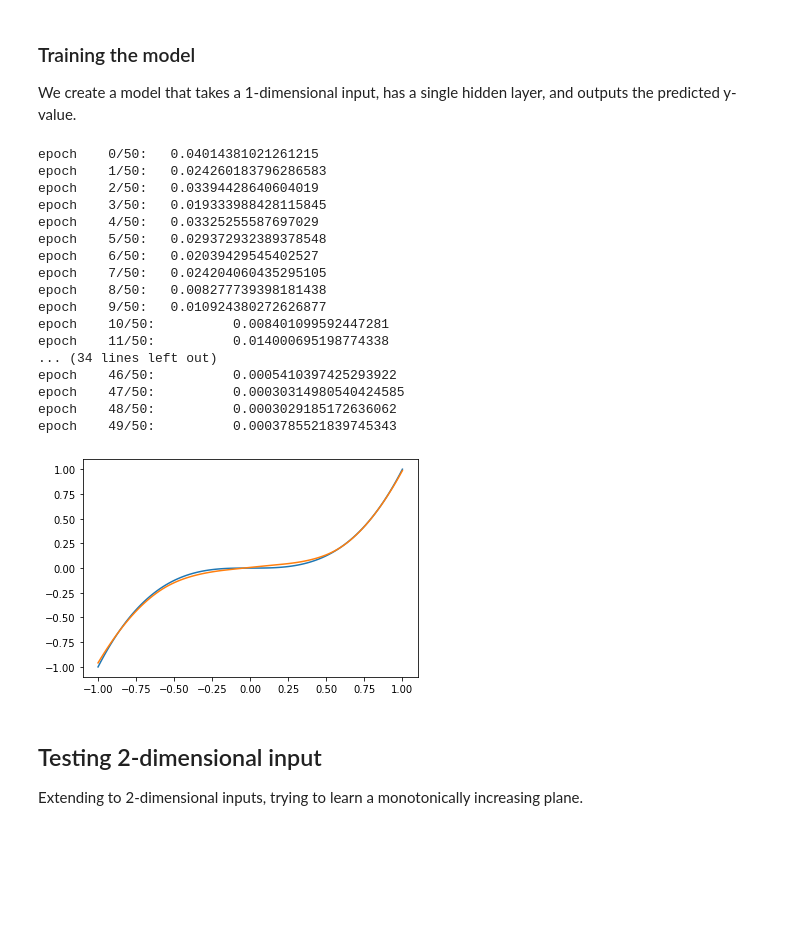
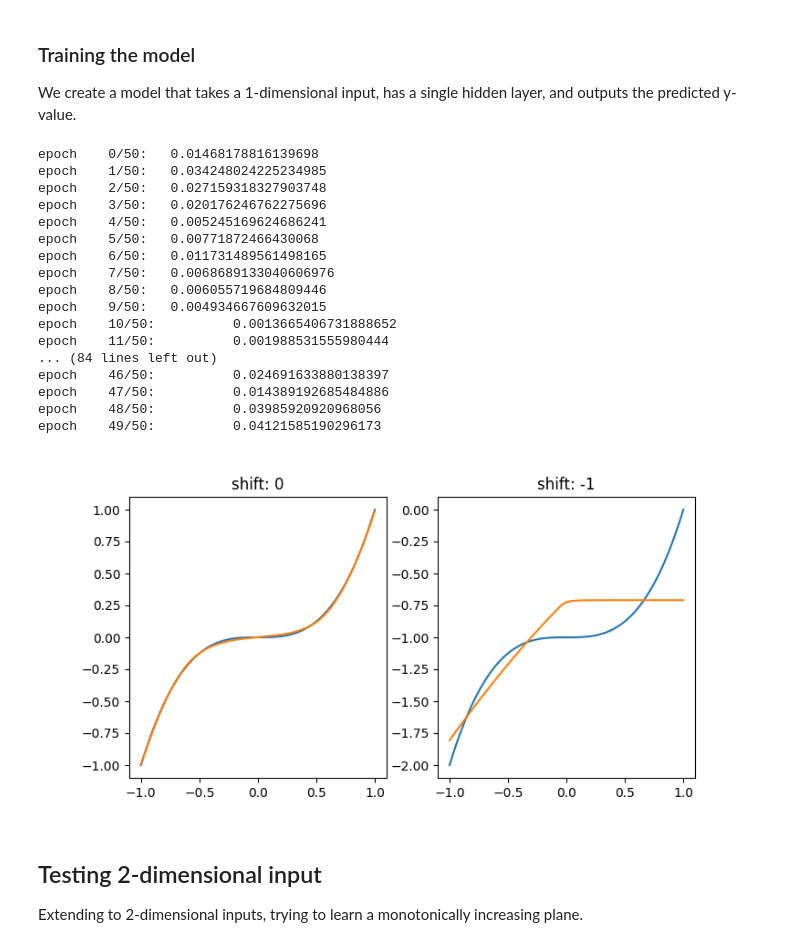
Before and after one commit to mathieu-reymond/generalized-UMNN, a Jupyter notebook: PlayGround.ipynb, the cells around one changed output. Saved outputs shown, nothing was run; the diff lists cells and outputs as text; code cells hidden in the pictures; blank space fills up the shorter version.

Commit message:
shift cubic function

```diff
--- a/PlayGround.ipynb
+++ b/PlayGround.ipynb
@@ -15,11 +15,11 @@ from models.MonotonicNN import MonotonicNN
 
 We first create a dataset of sampled points with a tiny amount of noise.
 # %%
-def cubic_dataset():
+def cubic_dataset(shift=0.):
     n_samples = 1000
     x = torch.linspace(-1, 1, n_samples) + torch.normal(torch.zeros(n_samples), 0.01)
     x = x.float()[:, None]
-    y = x**3 + torch.normal(torch.zeros_like(x), 0.01)
+    y = shift + x**3 + torch.normal(torch.zeros_like(x), 0.01)
     return x, y
 # %% [markdown]
 ### Generic training loop
@@ -53,41 +53,46 @@ def train(model, x, y, batch_size=32, epochs=50):
 
 We create a model that takes a 1-dimensional input, has a single hidden layer, and outputs the predicted y-value.
 # %%
-neurons = 32
-model = MonotonicNN(1, [neurons], nb_steps=300)
-x, y = cubic_dataset()
+def training_cubic(shift):
+    neurons = 32
+    model = MonotonicNN(1, [neurons, neurons], nb_steps=300)
+    x, y = cubic_dataset(shift=shift)
 
-train(model, x, y)
+    train(model, x, y)
+    return model
 
-# test the learnt model
-test_x = torch.linspace(-1, 1, 100).float()[:, None]
-test_y = test_x**3
-with torch.no_grad():
-    test_y_ = model(test_x)
+fig, axes = plt.subplots(ncols=2, figsize=(8, 4))
+for shift, ax in zip((0, -1), axes):
+    model = training_cubic(shift)
+    # test the learnt model
+    test_x = torch.linspace(-1, 1, 100).float()[:, None]
+    test_y = shift + test_x**3
+    with torch.no_grad():
+        test_y_ = model(test_x)
 
-plt.figure()
-plt.plot(test_x.numpy(), test_y.numpy(), label='ground truth')
-plt.plot(test_x.numpy(), test_y_.numpy(), label='learnt MNN')
+    ax.plot(test_x.numpy(), test_y.numpy(), label='ground truth')
+    ax.plot(test_x.numpy(), test_y_.numpy(), label='learnt MNN')
+    ax.set_title(f'shift: {shift}')
 plt.show()
 # %% [output]
-epoch    0/50:   0.04014381021261215
-epoch    1/50:   0.024260183796286583
-epoch    2/50:   0.03394428640604019
-epoch    3/50:   0.019333988428115845
-epoch    4/50:   0.03325255587697029
-epoch    5/50:   0.029372932389378548
-epoch    6/50:   0.02039429545402527
-epoch    7/50:   0.024204060435295105
-epoch    8/50:   0.008277739398181438
-epoch    9/50:   0.010924380272626877
-epoch    10/50:          0.008401099592447281
-epoch    11/50:          0.014000695198774338
-... (34 lines left out)
-epoch    46/50:          0.0005410397425293922
-epoch    47/50:          0.00030314980540424585
-epoch    48/50:          0.0003029185172636062
-epoch    49/50:          0.0003785521839745343
+epoch    0/50:   0.01468178816139698
+epoch    1/50:   0.034248024225234985
+epoch    2/50:   0.027159318327903748
+epoch    3/50:   0.020176246762275696
+epoch    4/50:   0.005245169624686241
+epoch    5/50:   0.00771872466430068
+epoch    6/50:   0.011731489561498165
+epoch    7/50:   0.0068689133040606976
+epoch    8/50:   0.006055719684809446
+epoch    9/50:   0.004934667609632015
+epoch    10/50:          0.0013665406731888652
+epoch    11/50:          0.001988531555980444
+... (84 lines left out)
+epoch    46/50:          0.024691633880138397
+epoch    47/50:          0.014389192685484886
+epoch    48/50:          0.03985920920968056
+epoch    49/50:          0.04121585190296173
-[figure, old version]
+[figure, new version]
 # %% [markdown]
 ## Testing 2-dimensional input
 
```
